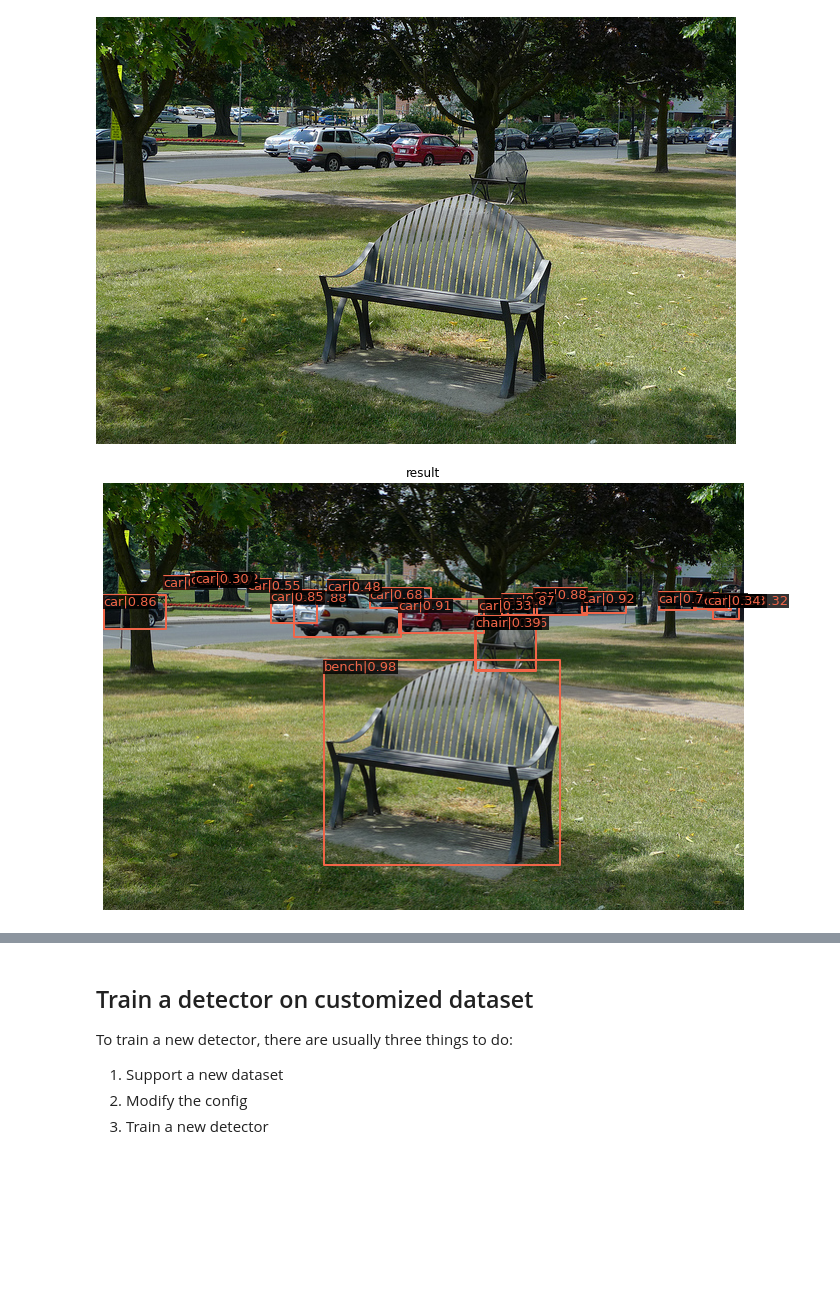
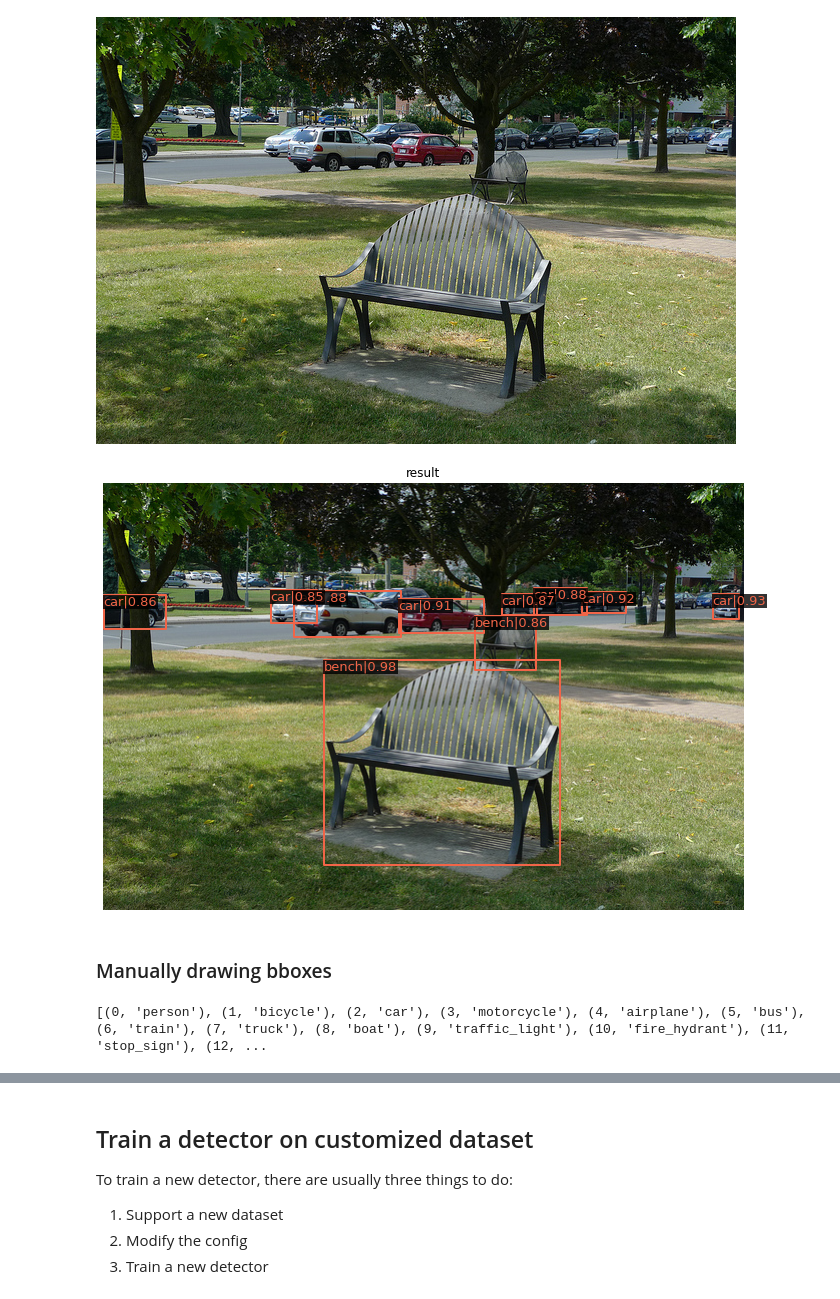
Before and after one commit to ricardodeazambuja/mmdetection, a Jupyter notebook: MMDet_Tutorial.ipynb, the cells around one changed output, grey strips where cells are left out. Cells and saved outputs as stored; diff of their text form; code cells hidden in the pictures; blank space fills up the shorter version.

```diff
--- a/MMDet_Tutorial.ipynb
+++ b/MMDet_Tutorial.ipynb
@@ -232,6 +232,8 @@ Image.open(img)
 [figure]
 # %%
 # Let's plot the result
-show_result_pyplot(model, img, result, score_thr=0.3)
+show_result_pyplot(model, img, result, score_thr=0.8)
 # %% [output]
-[figure, old version]
+[figure, new version]
+# %% [markdown]
+### Manually drawing bboxes
@@ -237,0 +242,5 @@ show_result_pyplot(model, img, result, score_thr=0.3)
+# %%
+# Classes available in this model
+print([(i, ci) for i,ci in enumerate(model.CLASSES)])
+# %% [output]
+[(0, 'person'), (1, 'bicycle'), (2, 'car'), (3, 'motorcycle'), (4, 'airplane'), (5, 'bus'), (6, 'train'), (7, 'truck'), (8, 'boat'), (9, 'traffic_light'), (10, 'fire_hydrant'), (11, 'stop_sign'), (12, ...
```
Also changed, not shown: parts of 3 cells of this notebook.
